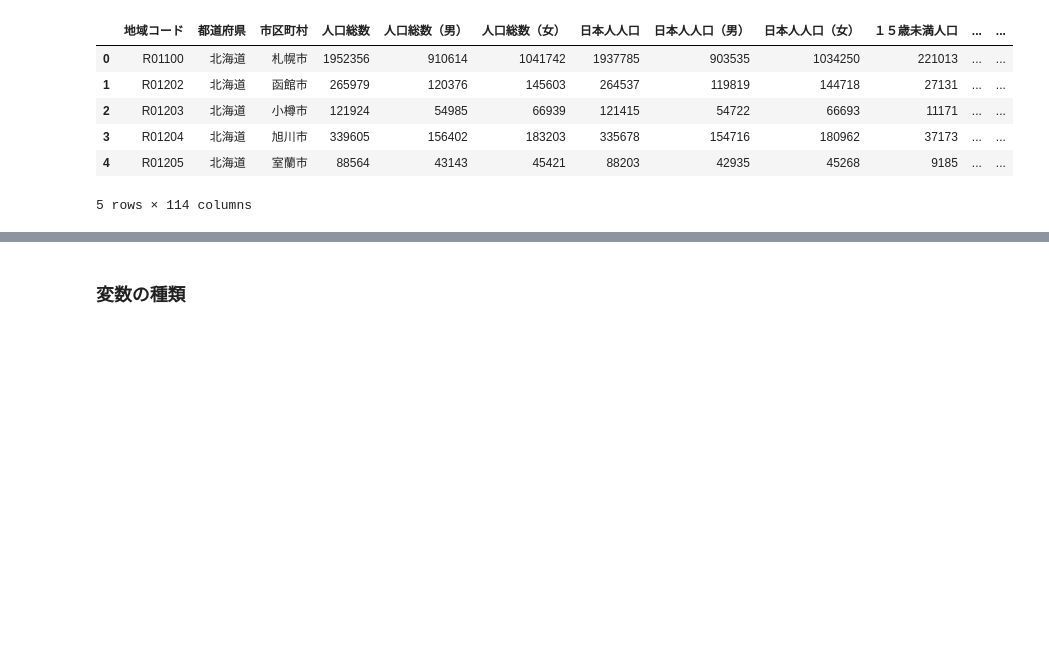
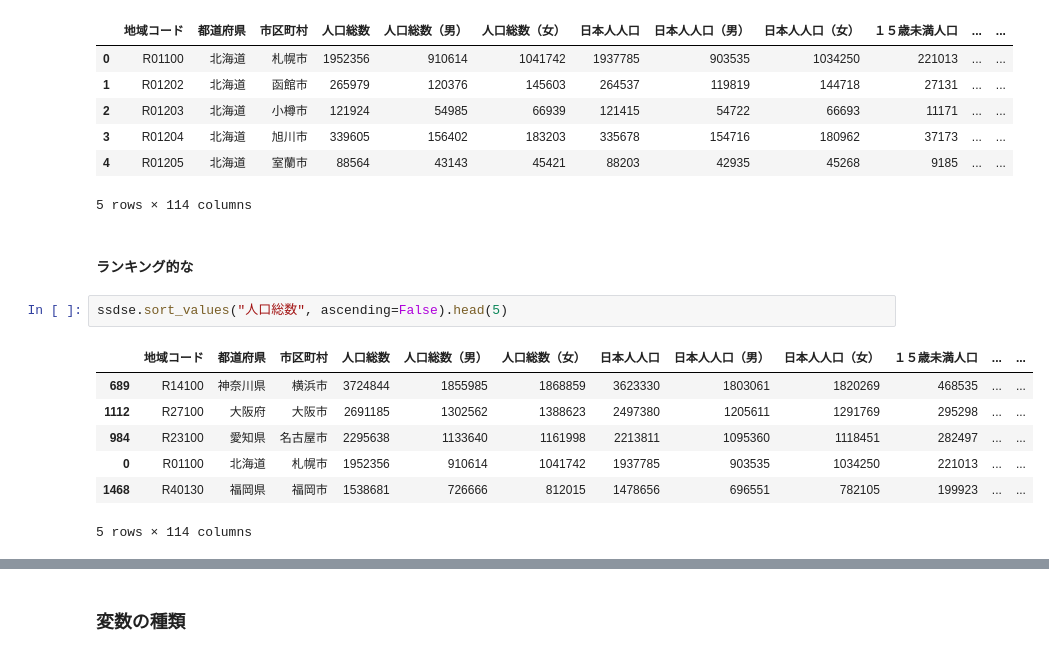
Before and after one commit to seiichiinoue/ssdse-analysis, a Jupyter notebook: import_plot_sample.ipynb, the cells around one changed output, grey strips where cells are left out. Drawn from its saved outputs; the diff is of its cells as text; blank space fills up the shorter version.

```diff
--- a/import_plot_sample.ipynb
+++ b/import_plot_sample.ipynb
@@ -28,3 +37,15 @@ ssdse.head()
 | 3 | R01204 | 北海道 | 旭川市 | 339605 | 156402 | 183203 | 335678 | 154716 | 180962 | 37173 | ... | ... |
 | 4 | R01205 | 北海道 | 室蘭市 | 88564 | 43143 | 45421 | 88203 | 42935 | 45268 | 9185 | ... | ... |
 5 rows × 114 columns
+# %% [markdown]
+#### ランキング的な
+# %%
+ssdse.sort_values("人口総数", ascending=False).head(5)
+# %% [output]
+|  | 地域コード | 都道府県 | 市区町村 | 人口総数 | 人口総数（男） | 人口総数（女） | 日本人人口 | 日本人人口（男） | 日本人人口（女） | １５歳未満人口 | ... | ... |
+| 689 | R14100 | 神奈川県 | 横浜市 | 3724844 | 1855985 | 1868859 | 3623330 | 1803061 | 1820269 | 468535 | ... | ... |
+| 1112 | R27100 | 大阪府 | 大阪市 | 2691185 | 1302562 | 1388623 | 2497380 | 1205611 | 1291769 | 295298 | ... | ... |
+| 984 | R23100 | 愛知県 | 名古屋市 | 2295638 | 1133640 | 1161998 | 2213811 | 1095360 | 1118451 | 282497 | ... | ... |
+| 0 | R01100 | 北海道 | 札幌市 | 1952356 | 910614 | 1041742 | 1937785 | 903535 | 1034250 | 221013 | ... | ... |
+| 1468 | R40130 | 福岡県 | 福岡市 | 1538681 | 726666 | 812015 | 1478656 | 696551 | 782105 | 199923 | ... | ... |
+5 rows × 114 columns
```
Also changed, not shown: parts of 14 cells of this notebook.
